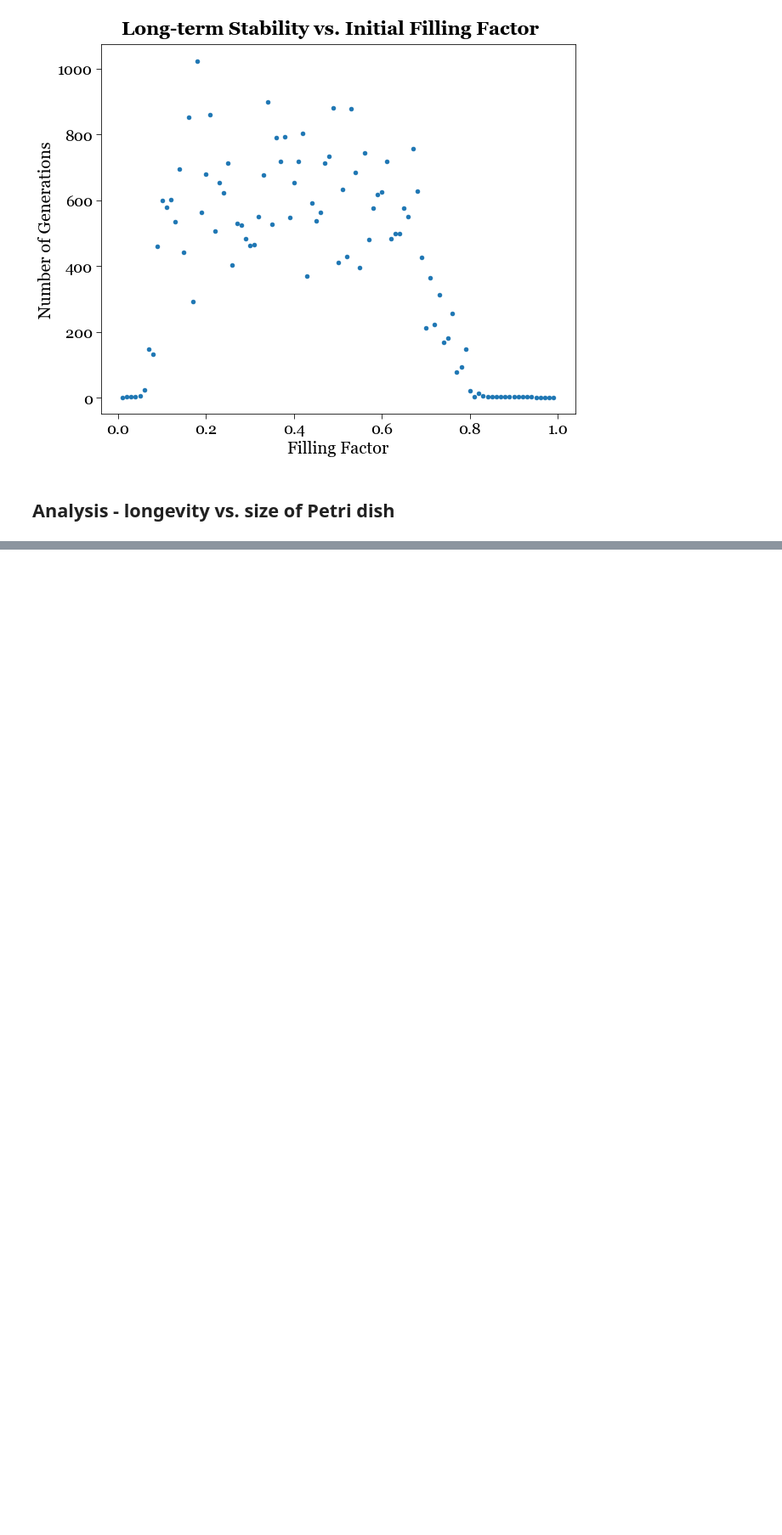
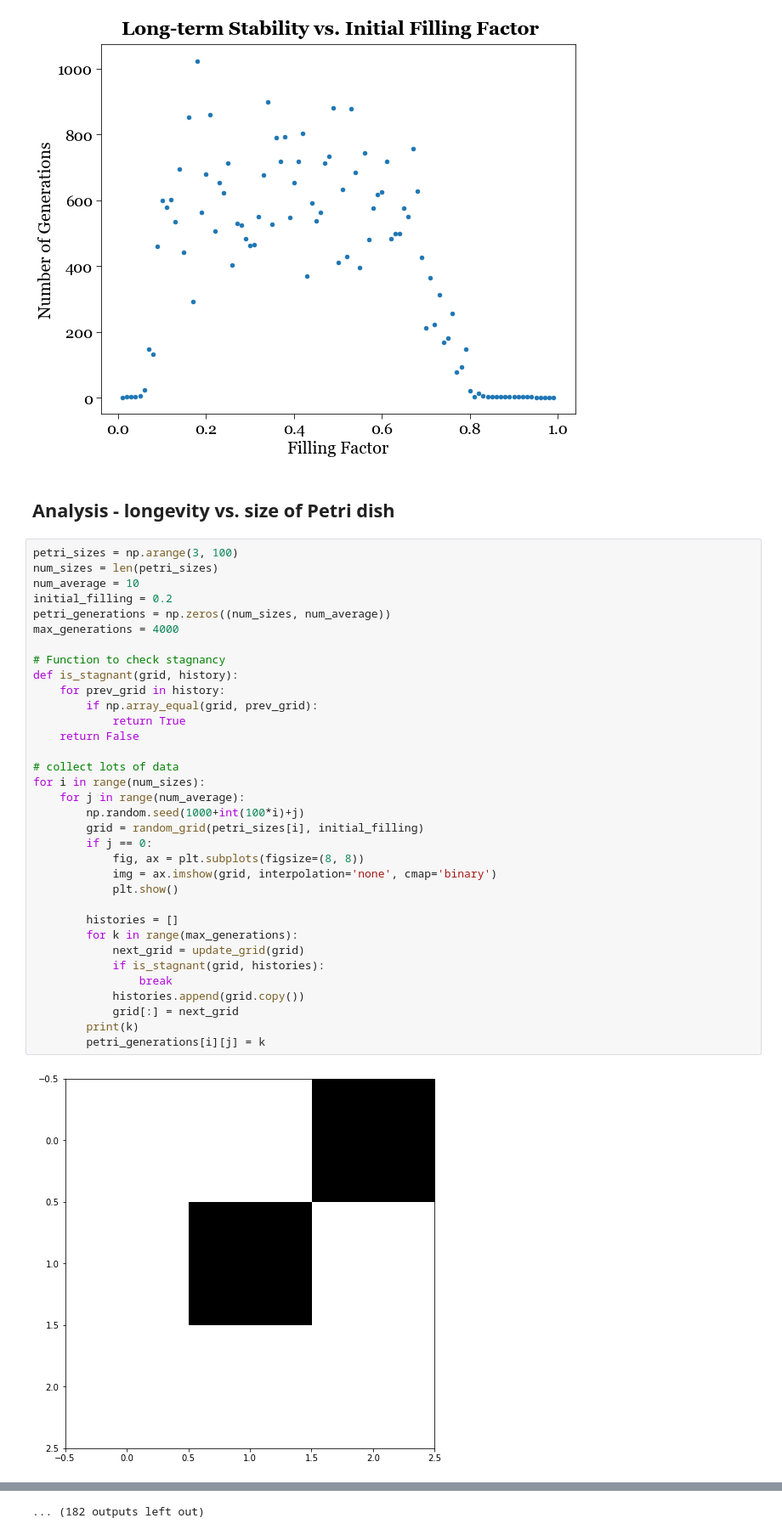
Before and after one commit to chew-in/computational_physics, a Jupyter notebook: 2_emergence/life.ipynb, the cells around one changed output, grey strips where cells are left out. Shown at 85% size. Saved outputs shown, nothing was run; the diff lists cells and outputs as text; blank space fills up the shorter version.

```diff
--- a/2_emergence/life.ipynb
+++ b/2_emergence/life.ipynb
@@ -315,3 +324,39 @@ plt.show()
 [figure]
 # %% [markdown]
 ## Analysis - longevity vs. size of Petri dish
+# %%
+petri_sizes = np.arange(3, 100)
+num_sizes = len(petri_sizes)
+num_average = 10
+initial_filling = 0.2
+petri_generations = np.zeros((num_sizes, num_average))
+max_generations = 4000
+
+# Function to check stagnancy
+def is_stagnant(grid, history):
+    for prev_grid in history:
+        if np.array_equal(grid, prev_grid):
+            return True
+    return False
+
+# collect lots of data
+for i in range(num_sizes):
+    for j in range(num_average):
+        np.random.seed(1000+int(100*i)+j)
+        grid = random_grid(petri_sizes[i], initial_filling)
+        if j == 0:
+            fig, ax = plt.subplots(figsize=(8, 8))
+            img = ax.imshow(grid, interpolation='none', cmap='binary')
+            plt.show()
+
+        histories = []
+        for k in range(max_generations):
+            next_grid = update_grid(grid)
+            if is_stagnant(grid, histories):
+                break
+            histories.append(grid.copy())
+            grid[:] = next_grid
+        print(k)
+        petri_generations[i][j] = k
+# %% [output]
+[figure, added]
@@ -317,0 +428 @@ plt.show()
+... (182 outputs left out)
```
Also changed, not shown: parts of 7 cells of this notebook, 4 other files.
